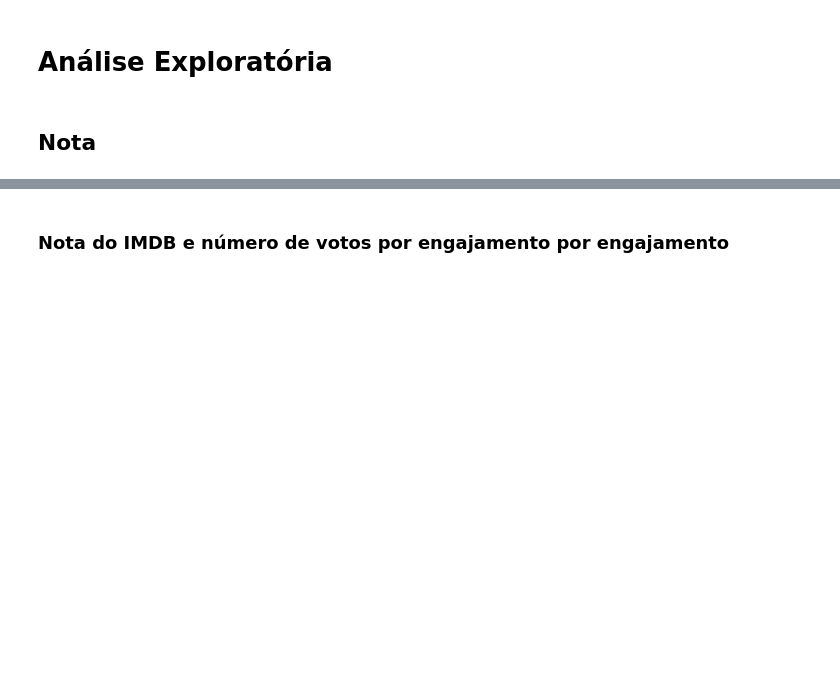
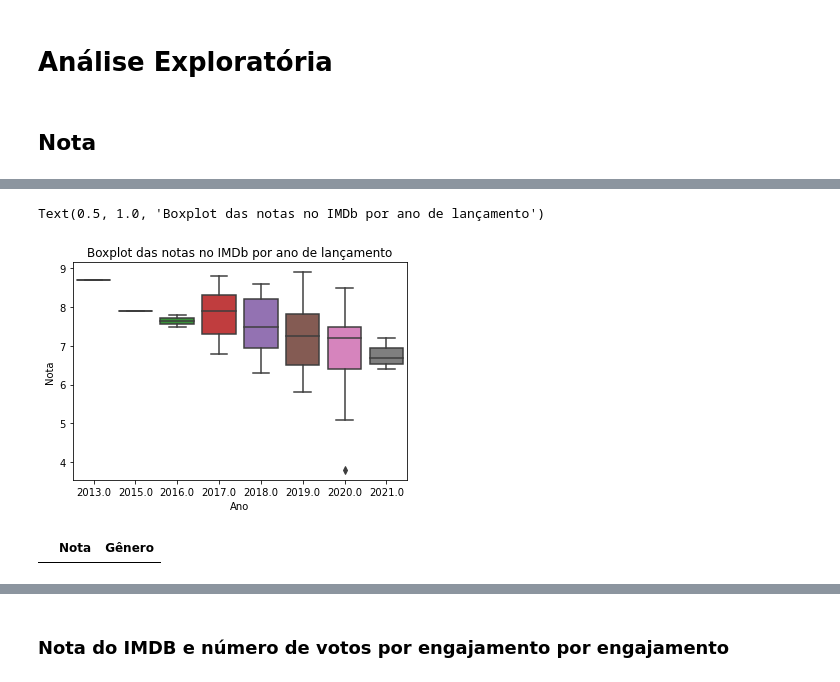
Before and after one commit to mariamaOlive/projeto-sidi-residencia, a Jupyter notebook: analise_exploratoria.ipynb, the cells around one changed output, grey strips where cells are left out. Saved outputs shown, nothing was run; the diff lists cells and outputs as text; code cells hidden in the pictures; blank space fills up the shorter version.

```diff
--- a/analise_exploratoria.ipynb
+++ b/analise_exploratoria.ipynb
@@ -70,5 +138,10 @@ dados.groupby
 # %%
-sns.boxplot(x=dados['Ano'],y=dados['Nota'], data=dados)
+nota3 = sns.boxplot(x=dados['Ano'],y=dados['Nota'], data=dados)
+
+nota3.set_title('Boxplot das notas no IMDb por ano de lançamento')
+# %% [output]
+Text(0.5, 1.0, 'Boxplot das notas no IMDb por ano de lançamento')
+[figure, added]
 # %%
 y = []
 coluna = []
@@ -93,3 +164,7 @@ df_aux
+# %%
+df_aux ## PQ TA DANDO ERRO?
+# %% [output]
+|  | Nota | Gênero |
 # %%
 fig, ax = plt.subplots()
 sns.boxplot(x='Gênero',y='Nota', data=df_aux)
```
Also changed, not shown: parts of 38 cells of this notebook.
